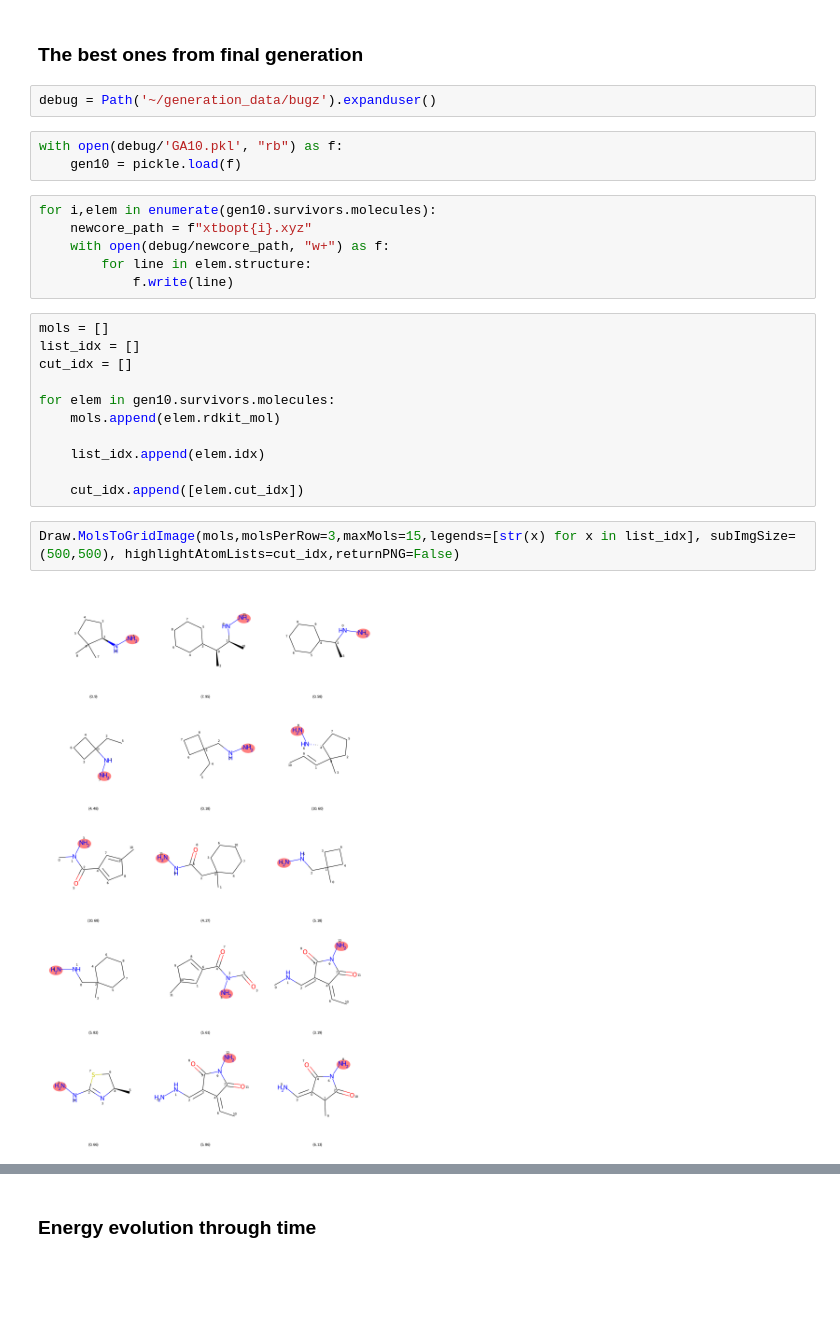
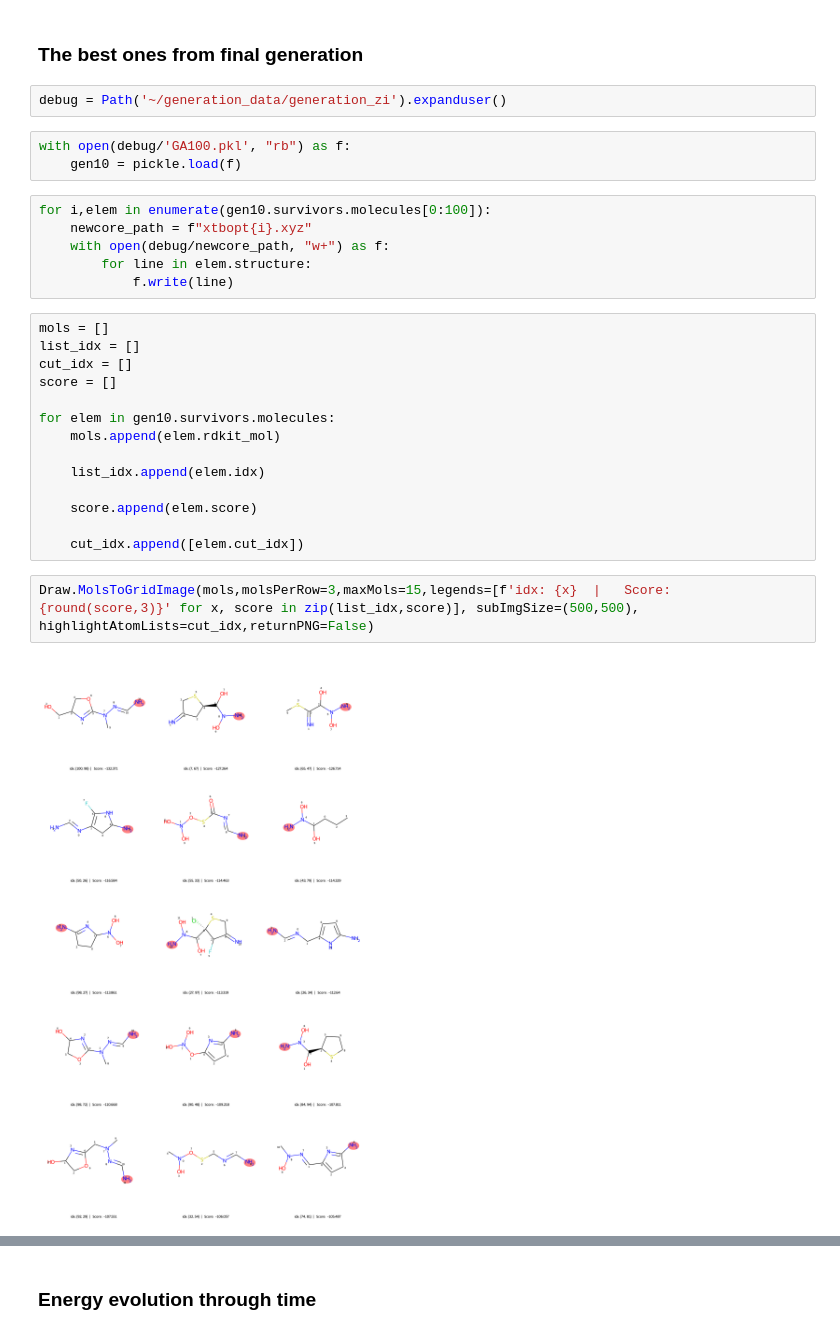
Before and after one commit to Strandgaard96/GB_GA, a Jupyter notebook: notebooks/Generation_exploration.ipynb, the cells around one changed output, grey strips where cells are left out. Drawn from its saved outputs; the diff is of its cells as text; blank space fills up the shorter version.

```diff
--- a/notebooks/Generation_exploration.ipynb
+++ b/notebooks/Generation_exploration.ipynb
@@ -152,12 +135,12 @@ confs = Mo_NH3_paths
 # %% [markdown]
 ### The best ones from final generation
 # %%
-debug = Path('~/generation_data/bugz').expanduser()
+debug = Path('~/generation_data/generation_zi').expanduser()
 # %%
-with open(debug/'GA10.pkl', "rb") as f:
+with open(debug/'GA100.pkl', "rb") as f:
     gen10 = pickle.load(f)
 # %%
-for i,elem in enumerate(gen10.survivors.molecules):
+for i,elem in enumerate(gen10.survivors.molecules[0:100]):
     newcore_path = f"xtbopt{i}.xyz"
     with open(debug/newcore_path, "w+") as f:
         for line in elem.structure:
@@ -166,15 +149,18 @@ for i,elem in enumerate(gen10.survivors.molecules):
 mols = []
 list_idx = []
 cut_idx = []
+score = []
 
 for elem in gen10.survivors.molecules:
     mols.append(elem.rdkit_mol)
 
     list_idx.append(elem.idx)
 
+    score.append(elem.score)
+
     cut_idx.append([elem.cut_idx])
 # %%
-Draw.MolsToGridImage(mols,molsPerRow=3,maxMols=15,legends=[str(x) for x in list_idx], subImgSize=(500,500), highlightAtomLists=cut_idx,returnPNG=False)
+Draw.MolsToGridImage(mols,molsPerRow=3,maxMols=15,legends=[f'idx: {x}  |   Score:  {round(score,3)}' for x, score in zip(list_idx,score)], subImgSize=(500,500), highlightAtomLists=cut_idx,returnPNG=False)
 # %% [output]
-[figure, old version]
+[figure, new version]
 # %%
```
Also changed, not shown: parts of 31 cells of this notebook, 7 other files.
